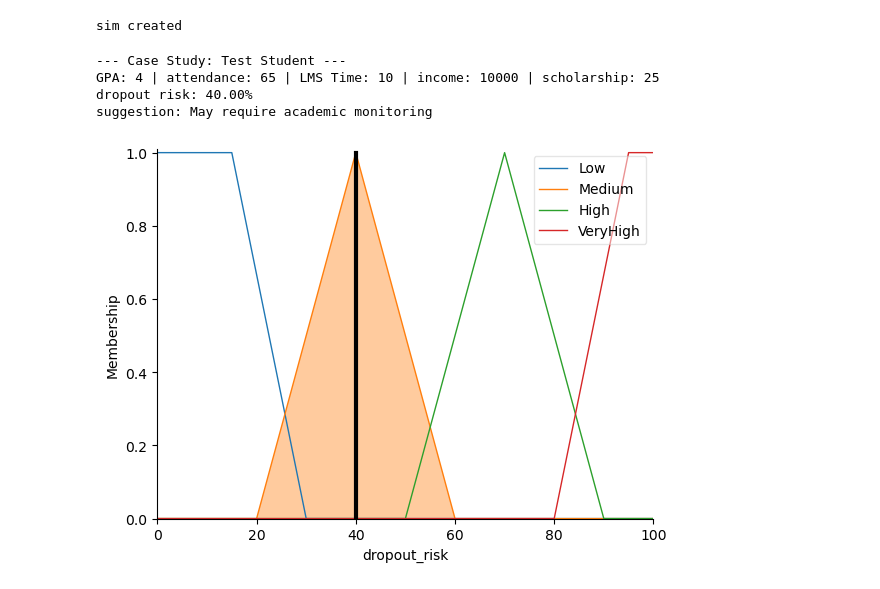
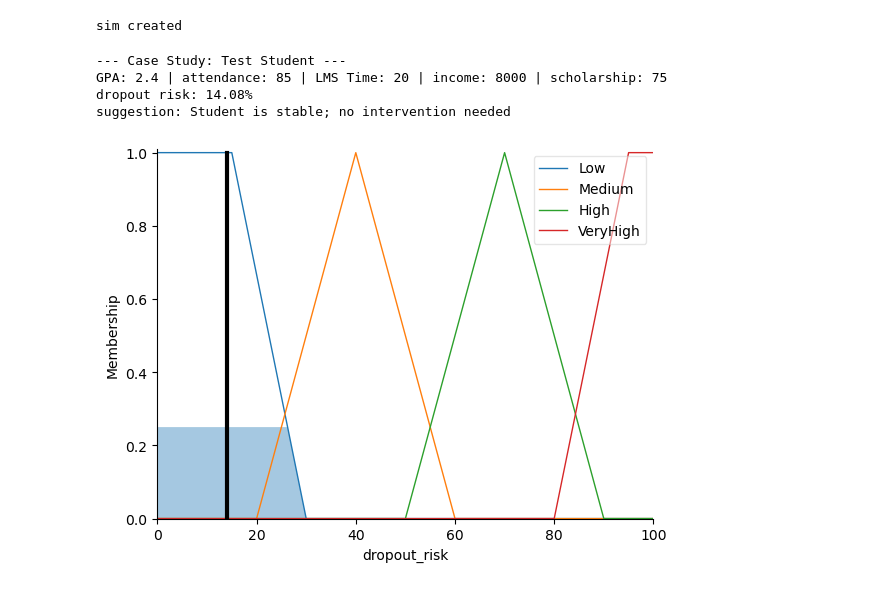
Before and after one commit to ShayneLim/Fuzzy_Inference_System_for_Dropout_Risk, a Jupyter notebook: FuzzyInferenceDropout.ipynb, the cells around one changed output. Saved outputs shown, nothing was run; the diff lists cells and outputs as text; code cells hidden in the pictures.

```diff
--- a/FuzzyInferenceDropout.ipynb
+++ b/FuzzyInferenceDropout.ipynb
@@ -85,7 +85,7 @@ rule9 = ctrl.Rule(performance['Average'] & attendance['High'] & scholarship['Par
 
 #medium risk / mixed rules
 rule10 = ctrl.Rule(performance['Poor'] & attendance['High'] & lms_time['High'], risk['Medium'])
-rule11 = ctrl.Rule(performance['Good'] & attendance['Low'], risk['Medium'])
+rule11 = ctrl.Rule(performance['Good'] & attendance['Low'] & lms_time['Medium'], risk['Medium'])
 rule12 = ctrl.Rule(performance['Average'] & attendance['Medium'] & lms_time['Medium'], risk['Medium'])
 rule13 = ctrl.Rule(family_income['B40'] & scholarship['Full'], risk['Medium'])
 rule14 = ctrl.Rule(performance['Average'] & family_income['M40'] & scholarship['None'], risk['Medium'])
@@ -107,11 +107,11 @@ sim created
 # %%
 #testing
 
-performance_input = 4 #when you wanna test just modify numbers here
-attendance_input = 65
-lms_time_input = 10
-family_income_input = 10000
-scholarship_input = 25
+performance_input = 2.4 #when you wanna test just modify numbers here
+attendance_input = 85
+lms_time_input = 20
+family_income_input = 8000
+scholarship_input = 75
 
 LR_int = "Student is stable; no intervention needed"
 MR_int = "May require academic monitoring"
@@ -136,34 +136,34 @@ risk_sim.input['attendance'] = attendance_input
 risk_sim.input['lms_time'] = lms_time_input
 risk_sim.input['family_income'] = family_income_input
 risk_sim.input['scholarship'] = scholarship_input
 
 #compute
 try:
     risk_sim.compute()
 
     dropoutRisk = risk_sim.output['dropout_risk']
 
     #print crisp output
     print(f"\n--- Case Study: Test Student ---")
     print(f"GPA: {performance_input} | attendance: {attendance_input} | LMS Time: {lms_time_input} | income: {family_income_input} | scholarship: {scholarship_input}")
     print(f"dropout risk: {risk_sim.output['dropout_risk']:.2f}%")
     print(f"suggestion: {interpretation(dropoutRisk)}")
 
     #view defuzzification results
     risk.view(sim=risk_sim)
 
 except KeyError:
     # This happens if no rules are fired for the given inputs
     print(f"\n--- Case Study: Test Student ---")
     print(f"Inputs: Performance: {performance_input} | Attendance: {attendance_input}% | LMS Time: {lms_input} | Income: {income_input} | Scholarship: {scholarship_input}%")
     print("\n*** ERROR: No rules were fired for this input combination. ***")
     print("The system could not determine a risk. Assigning a default medium risk of 50.")
     dropoutRisk = 50.0 # Assign a safe, default "medium" risk
     print(f"Calculated Dropout Risk: {dropoutRisk:.2f}%")
     print(f"Suggestion: {interpretation(dropoutRisk)}")
 # %% [output]
 --- Case Study: Test Student ---
-GPA: 4 | attendance: 65 | LMS Time: 10 | income: 10000 | scholarship: 25
-dropout risk: 40.00%
-suggestion: May require academic monitoring
+GPA: 2.4 | attendance: 85 | LMS Time: 20 | income: 8000 | scholarship: 75
+dropout risk: 14.08%
+suggestion: Student is stable; no intervention needed
-[figure, old version]
+[figure, new version]
```
